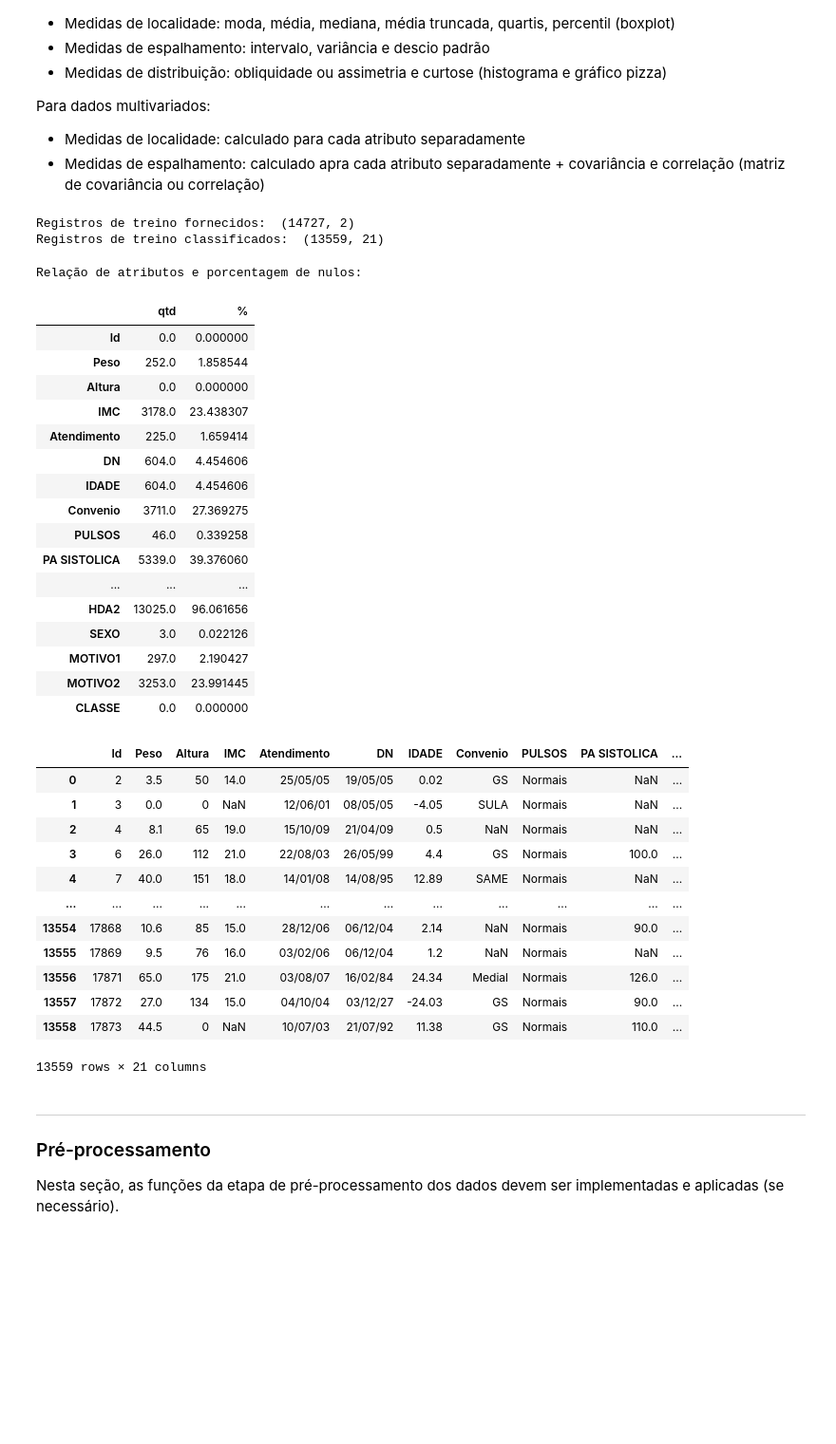
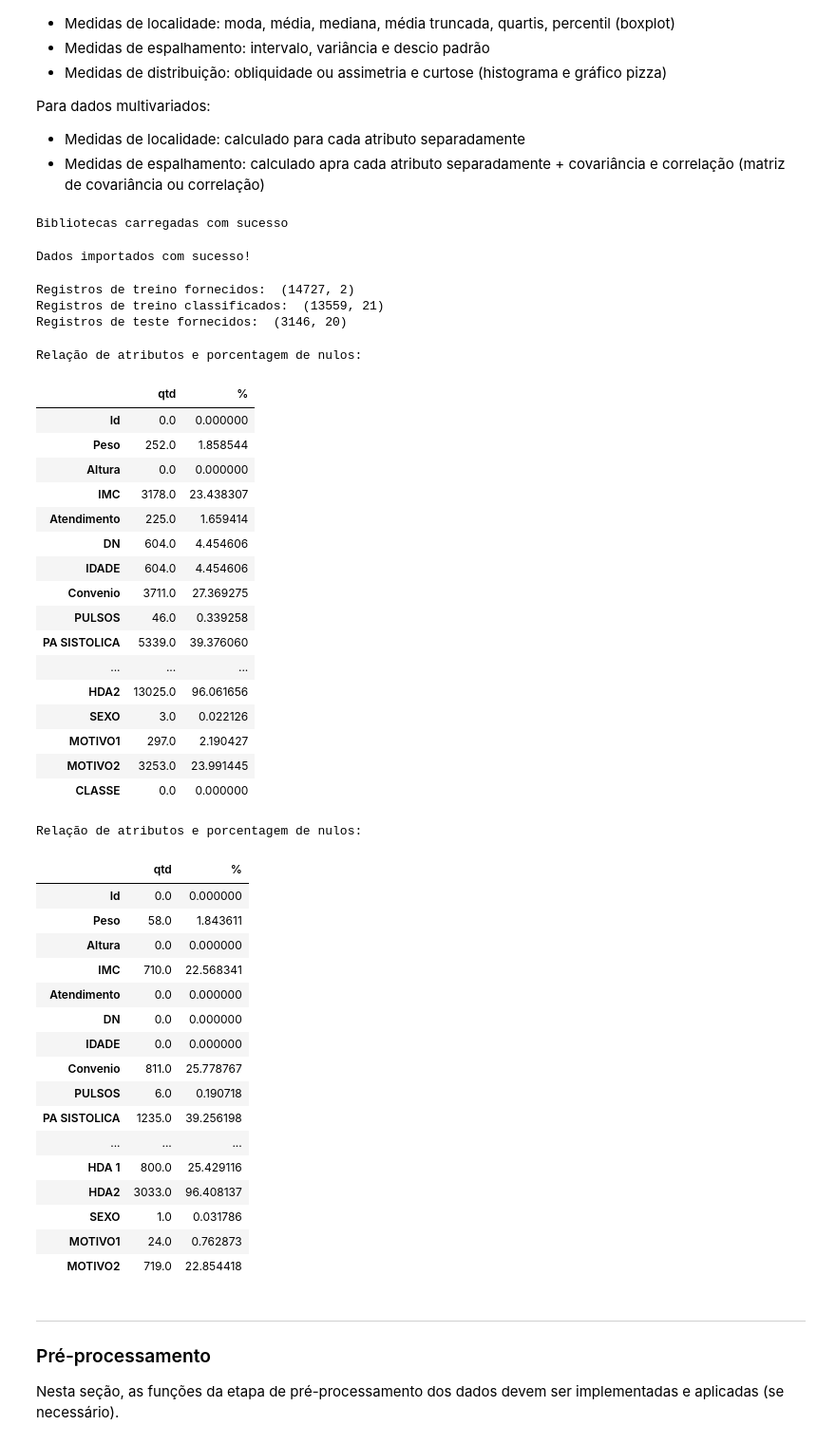
Before and after one commit to lauranaomiseto/projeto-AM, a Jupyter notebook: main.ipynb, the cells around one changed output. Shown at 95% size. Cells and saved outputs as stored; diff of their text form; code cells hidden in the pictures; blank space fills up the shorter version.

Commit message:
preprocessamento: preprocessamento dos dados de teste

```diff
--- a/main.ipynb
+++ b/main.ipynb
@@ -171,3 +145,35 @@ Para dados univariados:
 Para dados multivariados:
 * Medidas de localidade: calculado para cada atributo separadamente
 * Medidas de espalhamento: calculado apra cada atributo separadamente + covariância e correlação (matriz de covariância ou correlação)
+# %%
+# biblioteca usada para trabalhar com vetores e matrizes
+import numpy as np
+
+# biblioteca usada para trabalhar com dataframes e análise de dados
+import pandas as pd
+
+# bibliotecas usadas para geração de graficos
+import seaborn as sns
+import matplotlib.pyplot as plt
+
+# importando scripts
+from scripts.analise_exploratoria import *
+from scripts.preprocessamento import *
+
+print('Bibliotecas carregadas com sucesso')
+# %% [output]
+Bibliotecas carregadas com sucesso
+# %%
+# importa o arquivo e guarda em um dataframe do Pandas
+df_dataset = pd.read_csv( 'data/RHP_data.csv', sep=',', index_col=None)
+
+# TREINO
+df_train_id = pd.read_csv('data/train.csv', sep=',', index_col=None)
+
+# TESTE
+df_test_id = pd.read_csv('data/test.csv', sep=',', index_col=None)
+
+
+print('Dados importados com sucesso!')
+# %% [output]
+Dados importados com sucesso!
@@ -174,54 +200,61 @@ Para dados multivariados:
 # %%
+
+# TREINO
+# recuperar as partições por Id e concatenar o coluna alvo CLASSE
 print("Registros de treino fornecidos: ", df_train_id.shape)
-
-# recuperar as partições de treino por Id e concatenar o coluna alvo CLASSE
 df_train = pd.merge(df_dataset, df_train_id, on='Id')
-
-
 # remover os registros de treino que não possuem atributo alvo classificado
 df_train = df_train.dropna(subset=['CLASSE'], axis=0).reset_index(drop=True)
 print("Registros de treino classificados: ", df_train.shape)
+
+# TESTE
+df_test =  pd.merge(df_dataset, df_test_id, on='Id')
+print("Registros de teste fornecidos: ", df_test.shape)
 # %% [output]
 Registros de treino fornecidos:  (14727, 2)
 Registros de treino classificados:  (13559, 21)
+Registros de teste fornecidos:  (3146, 20)
 # %%
 # ANÁLISE DE VALORES FALTANTES
-
 analise_valores_faltantes(df_train)
-
-display(df_train)
+analise_valores_faltantes(df_test)
 # %% [output]
 Relação de atributos e porcentagem de nulos:
 |  | qtd | % |
 | Id | 0.0 | 0.000000 |
 | Peso | 252.0 | 1.858544 |
 | Altura | 0.0 | 0.000000 |
 | IMC | 3178.0 | 23.438307 |
 | Atendimento | 225.0 | 1.659414 |
 | DN | 604.0 | 4.454606 |
 | IDADE | 604.0 | 4.454606 |
 | Convenio | 3711.0 | 27.369275 |
 | PULSOS | 46.0 | 0.339258 |
 | PA SISTOLICA | 5339.0 | 39.376060 |
 | ... | ... | ... |
 | HDA2 | 13025.0 | 96.061656 |
 | SEXO | 3.0 | 0.022126 |
 | MOTIVO1 | 297.0 | 2.190427 |
 | MOTIVO2 | 3253.0 | 23.991445 |
 | CLASSE | 0.0 | 0.000000 |
+Relação de atributos e porcentagem de nulos:
-|  | Id | Peso | Altura | IMC | Atendimento | DN | IDADE | Convenio | PULSOS | PA SISTOLICA | ... |
-| 0 | 2 | 3.5 | 50 | 14.0 | 25/05/05 | 19/05/05 | 0.02 | GS | Normais | NaN | ... |
-| 1 | 3 | 0.0 | 0 | NaN | 12/06/01 | 08/05/05 | -4.05 | SULA | Normais | NaN | ... |
-| 2 | 4 | 8.1 | 65 | 19.0 | 15/10/09 | 21/04/09 | 0.5 | NaN | Normais | NaN | ... |
-| 3 | 6 | 26.0 | 112 | 21.0 | 22/08/03 | 26/05/99 | 4.4 | GS | Normais | 100.0 | ... |
-| 4 | 7 | 40.0 | 151 | 18.0 | 14/01/08 | 14/08/95 | 12.89 | SAME | Normais | NaN | ... |
-| ... | ... | ... | ... | ... | ... | ... | ... | ... | ... | ... | ... |
-| 13554 | 17868 | 10.6 | 85 | 15.0 | 28/12/06 | 06/12/04 | 2.14 | NaN | Normais | 90.0 | ... |
-| 13555 | 17869 | 9.5 | 76 | 16.0 | 03/02/06 | 06/12/04 | 1.2 | NaN | Normais | NaN | ... |
-| 13556 | 17871 | 65.0 | 175 | 21.0 | 03/08/07 | 16/02/84 | 24.34 | Medial | Normais | 126.0 | ... |
-| 13557 | 17872 | 27.0 | 134 | 15.0 | 04/10/04 | 03/12/27 | -24.03 | GS | Normais | 90.0 | ... |
-| 13558 | 17873 | 44.5 | 0 | NaN | 10/07/03 | 21/07/92 | 11.38 | GS | Normais | 110.0 | ... |
+|  | qtd | % |
+| Id | 0.0 | 0.000000 |
+| Peso | 58.0 | 1.843611 |
+| Altura | 0.0 | 0.000000 |
+| IMC | 710.0 | 22.568341 |
+| Atendimento | 0.0 | 0.000000 |
+| DN | 0.0 | 0.000000 |
+| IDADE | 0.0 | 0.000000 |
+| Convenio | 811.0 | 25.778767 |
+| PULSOS | 6.0 | 0.190718 |
+| PA SISTOLICA | 1235.0 | 39.256198 |
+| ... | ... | ... |
+| HDA 1 | 800.0 | 25.429116 |
+| HDA2 | 3033.0 | 96.408137 |
+| SEXO | 1.0 | 0.031786 |
+| MOTIVO1 | 24.0 | 0.762873 |
+| MOTIVO2 | 719.0 | 22.854418 |
-13559 rows × 21 columns
 # %% [markdown]
 ---
 ### Pré-processamento
```
Also changed, not shown: parts of 40 cells of this notebook.
